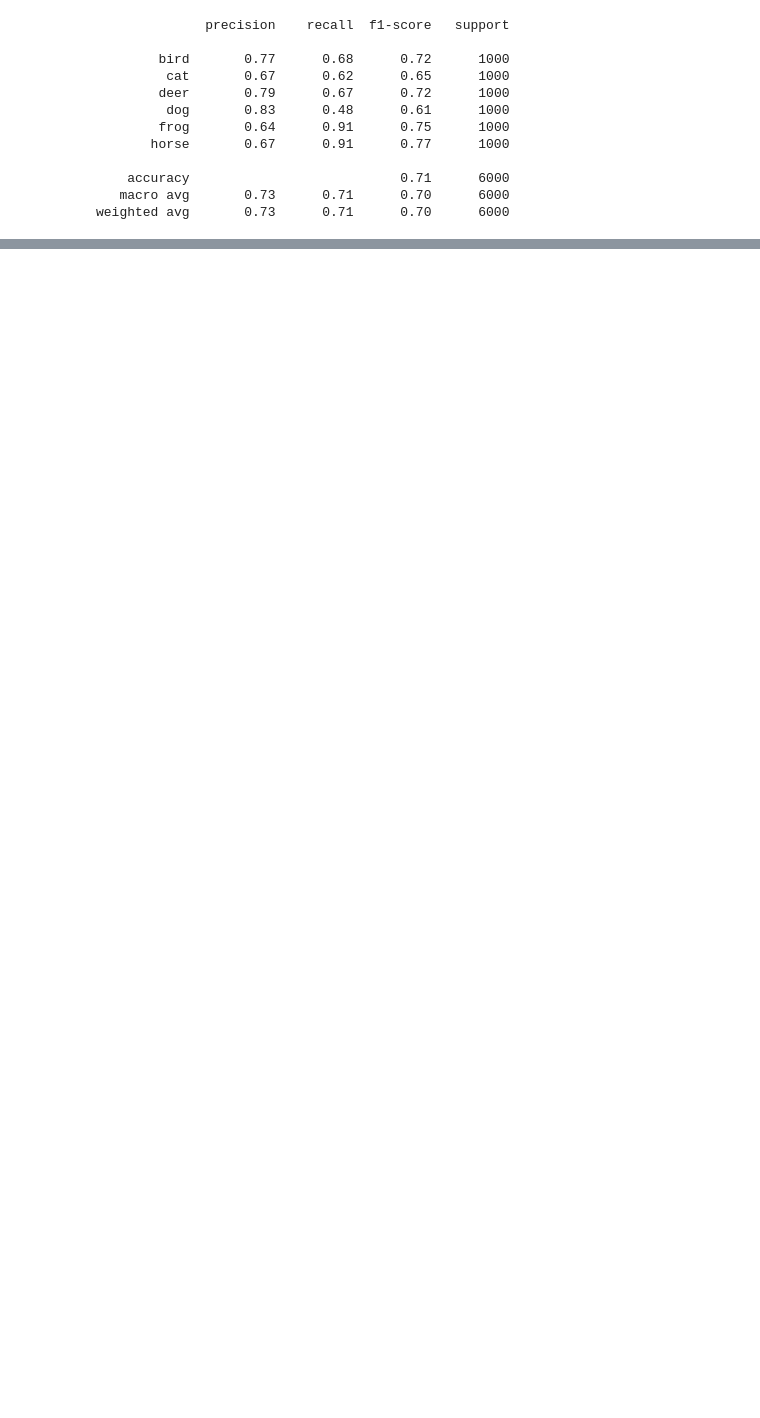
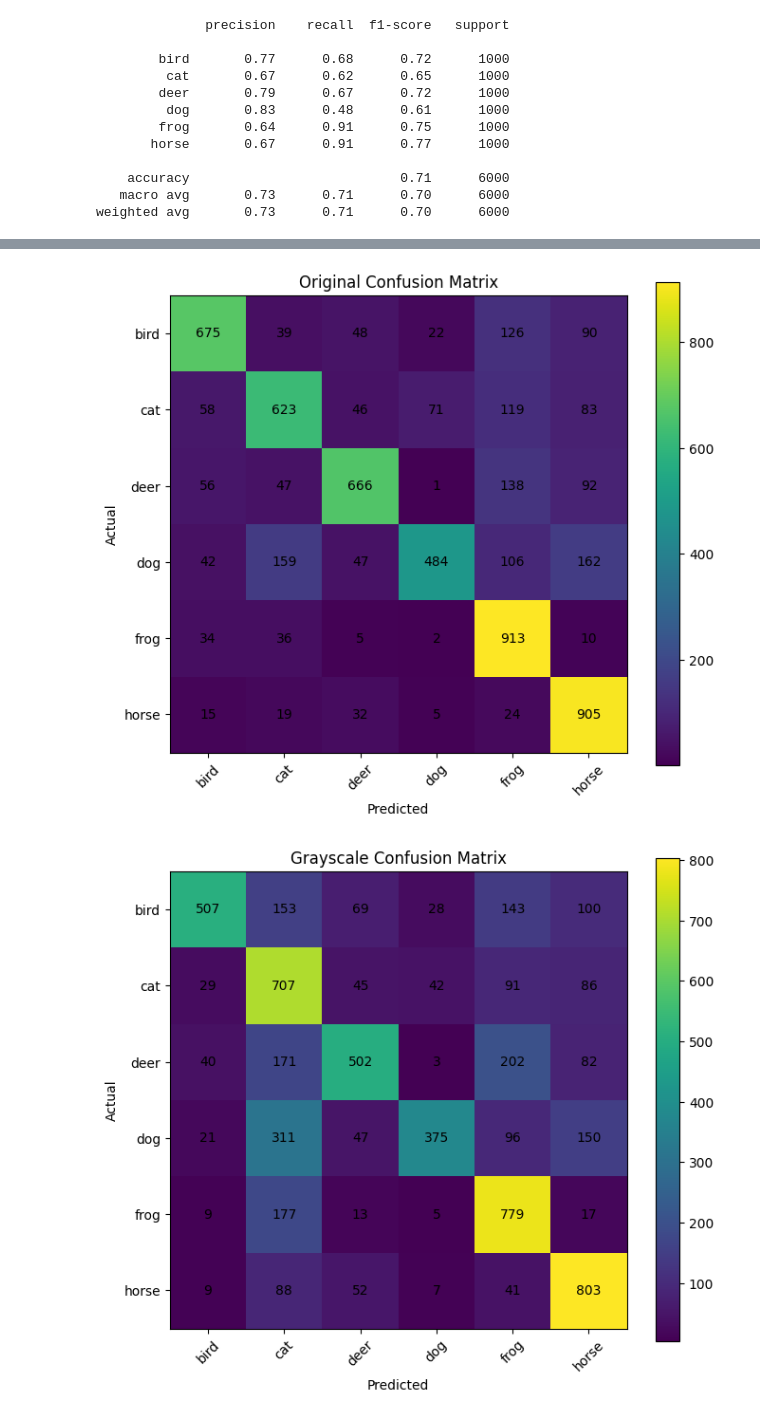
Before and after one commit to divyayalam/Camouflage, a Jupyter notebook: track2_predictionAnalysis.ipynb, the cells around one changed output, grey strips where cells are left out. Drawn from its saved outputs; the diff is of its cells as text; code cells hidden in the pictures; blank space fills up the shorter version.

```diff
--- a/track2_predictionAnalysis.ipynb
+++ b/track2_predictionAnalysis.ipynb
@@ -792,0 +871,4 @@ weighted avg       0.73      0.71      0.70      6000
+# %%
+color_shuffle_images = test_images_norm[:, :, :, [1, 2, 0]]
+
+print("Color shuffle shape:", color_shuffle_images.shape)
@@ -792,0 +877,7 @@ weighted avg       0.73      0.71      0.70      6000
+# %%
+color_prob = model.predict(color_shuffle_images, verbose=1)
+color_pred = np.argmax(color_prob, axis=1)
+
+color_accuracy = np.mean(color_pred == test_labels)
+
+print(f"Color shuffle accuracy: {color_accuracy * 100:.2f}%")
@@ -792,0 +928,36 @@ weighted avg       0.73      0.71      0.70      6000
+# %%
+from sklearn.metrics import confusion_matrix
+import matplotlib.pyplot as plt
+import numpy as np
+
+cm_original = confusion_matrix(test_labels, predicted_labels)
+cm_gray = confusion_matrix(test_labels, gray_pred)
+cm_color = confusion_matrix(test_labels, color_pred)
+
+cms = {
+    "Original": cm_original,
+    "Grayscale": cm_gray,
+    "Color Shuffle": cm_color
+}
+# %%
+for title, cm in cms.items():
+    plt.figure(figsize=(7, 6))
+
+    plt.imshow(cm)
+    plt.title(f"{title} Confusion Matrix")
+    plt.xlabel("Predicted")
+    plt.ylabel("Actual")
+
+    plt.xticks(range(6), ANIMAL_NAMES, rotation=45)
+    plt.yticks(range(6), ANIMAL_NAMES)
+
+    for i in range(6):
+        for j in range(6):
+            plt.text(j, i, cm[i, j], ha="center", va="center")
+
+    plt.colorbar()
+    plt.tight_layout()
+    plt.show()
+# %% [output]
+[figure, added]
+[figure, added]
```
Also changed, not shown: parts of 79 cells of this notebook.
